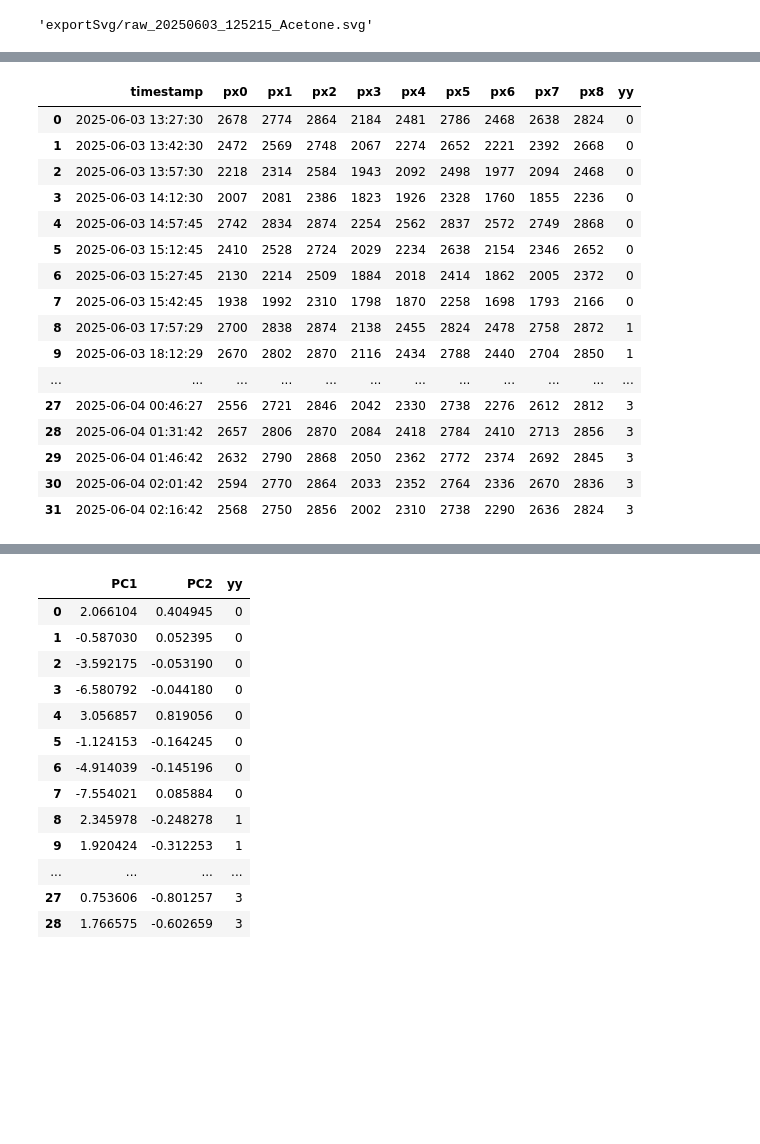
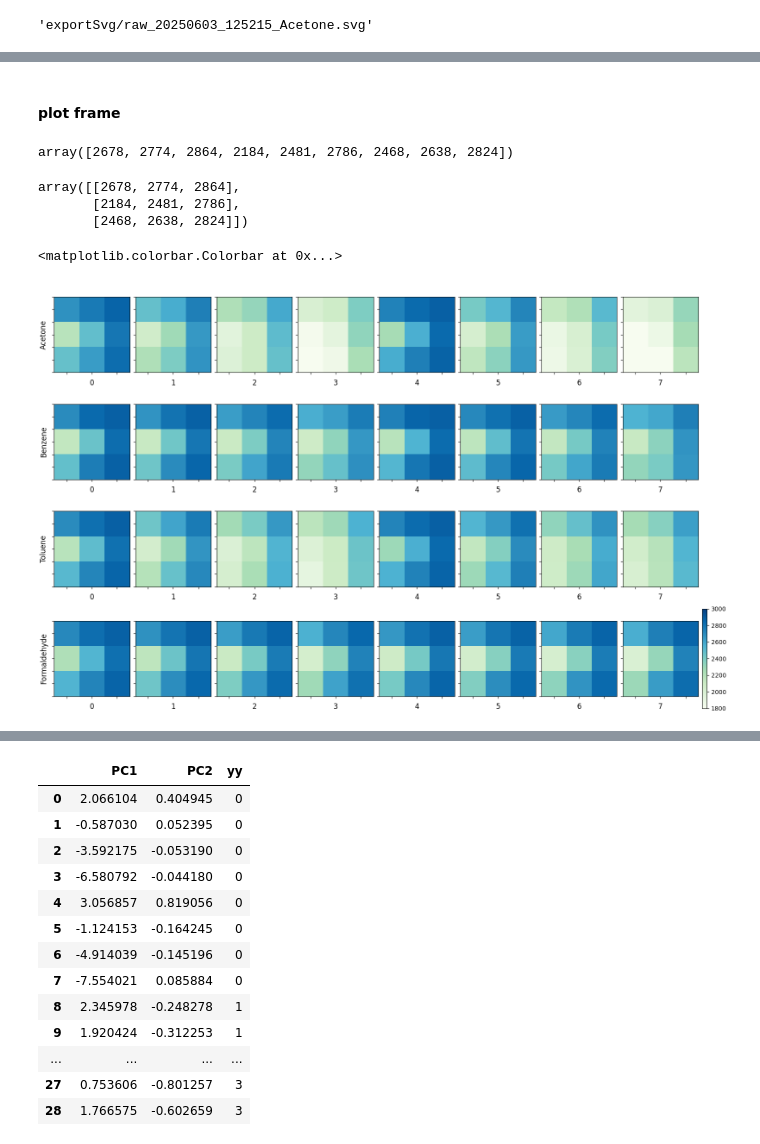
Before and after one commit to Jonathanchan1996/waterpaper, a Jupyter notebook: water3x3_classifi.ipynb, the cells around one changed output, grey strips where cells are left out. Saved outputs shown, nothing was run; the diff lists cells and outputs as text; code cells hidden in the pictures; blank space fills up the shorter version.

```diff
--- a/water3x3_classifi.ipynb
+++ b/water3x3_classifi.ipynb
@@ -249,9 +270,11 @@ for thisTestId, test in enumerate(myTest):
 
     # Add a column to indicate the test ID
     subframe['yy'] = thisTestId
-
+    #print(test.testingSequence)
+    subframe['conc'] = test.testingSequence
     # Append the processed subframe to the list
     all_subframes.append(subframe)
 
 # Concatenate all subframes into a single DataFrame
 key_df = pd.concat(all_subframes, ignore_index=True)
+key_df
@@ -258,20 +299,49 @@ key_df = pd.concat(all_subframes, ignore_index=True)
-# %%
-key_df
-# %% [output]
-|  | timestamp | px0 | px1 | px2 | px3 | px4 | px5 | px6 | px7 | px8 | yy |
-| 0 | 2025-06-03 13:27:30 | 2678 | 2774 | 2864 | 2184 | 2481 | 2786 | 2468 | 2638 | 2824 | 0 |
-| 1 | 2025-06-03 13:42:30 | 2472 | 2569 | 2748 | 2067 | 2274 | 2652 | 2221 | 2392 | 2668 | 0 |
-| 2 | 2025-06-03 13:57:30 | 2218 | 2314 | 2584 | 1943 | 2092 | 2498 | 1977 | 2094 | 2468 | 0 |
-| 3 | 2025-06-03 14:12:30 | 2007 | 2081 | 2386 | 1823 | 1926 | 2328 | 1760 | 1855 | 2236 | 0 |
-| 4 | 2025-06-03 14:57:45 | 2742 | 2834 | 2874 | 2254 | 2562 | 2837 | 2572 | 2749 | 2868 | 0 |
-| 5 | 2025-06-03 15:12:45 | 2410 | 2528 | 2724 | 2029 | 2234 | 2638 | 2154 | 2346 | 2652 | 0 |
-| 6 | 2025-06-03 15:27:45 | 2130 | 2214 | 2509 | 1884 | 2018 | 2414 | 1862 | 2005 | 2372 | 0 |
-| 7 | 2025-06-03 15:42:45 | 1938 | 1992 | 2310 | 1798 | 1870 | 2258 | 1698 | 1793 | 2166 | 0 |
-| 8 | 2025-06-03 17:57:29 | 2700 | 2838 | 2874 | 2138 | 2455 | 2824 | 2478 | 2758 | 2872 | 1 |
-| 9 | 2025-06-03 18:12:29 | 2670 | 2802 | 2870 | 2116 | 2434 | 2788 | 2440 | 2704 | 2850 | 1 |
-| ... | ... | ... | ... | ... | ... | ... | ... | ... | ... | ... | ... |
-| 27 | 2025-06-04 00:46:27 | 2556 | 2721 | 2846 | 2042 | 2330 | 2738 | 2276 | 2612 | 2812 | 3 |
-| 28 | 2025-06-04 01:31:42 | 2657 | 2806 | 2870 | 2084 | 2418 | 2784 | 2410 | 2713 | 2856 | 3 |
-| 29 | 2025-06-04 01:46:42 | 2632 | 2790 | 2868 | 2050 | 2362 | 2772 | 2374 | 2692 | 2845 | 3 |
-| 30 | 2025-06-04 02:01:42 | 2594 | 2770 | 2864 | 2033 | 2352 | 2764 | 2336 | 2670 | 2836 | 3 |
-| 31 | 2025-06-04 02:16:42 | 2568 | 2750 | 2856 | 2002 | 2310 | 2738 | 2290 | 2636 | 2824 | 3 |
+# %% [markdown]
+#### plot frame
+# %%
+key_df.iloc[0][[f'px{i}' for i in range(0, 9)]].to_numpy().astype(np.int64)
+# %% [output]
+array([2678, 2774, 2864, 2184, 2481, 2786, 2468, 2638, 2824])
+# %%
+gasMat = np.reshape(key_df.iloc[0][[f'px{i}' for i in range(0, 9)]].to_numpy().astype(np.int64), (-1,3)).astype(int)
+gasMat
+# %% [output]
+array([[2678, 2774, 2864],
+       [2184, 2481, 2786],
+       [2468, 2638, 2824]])
+# %%
+plt.close('all')
+fig, ax = plt.subplots(
+    ncols=key_df['yy'].value_counts()[0],
+    nrows=key_df['yy'].max() + 1,
+    figsize=(16, 10),
+    constrained_layout=True
+)
+
+# Iterate through rows of the DataFrame and create subplots
+for index, row in key_df.iterrows():
+    thisAx = ax[row['yy'], index % 8]
+    gasMat = np.reshape(
+        row[[f'px{i}' for i in range(0, 9)]].to_numpy().astype(np.int64),
+        (-1, 3)
+    ).astype(int)
+    im = thisAx.imshow(gasMat, cmap='GnBu', vmin=1800, vmax=3000, interpolation='nearest')
+
+    if index % 8 == 0:
+        thisAx.set_ylabel(myTest[row['yy']].liquLabel, fontsize=12)
+    thisAx.set_xlabel(index % 8, fontsize=12)
+
+# Remove tick labels from all subplots
+for rowAx in ax:
+    for thisAx in rowAx:
+        thisAx.set_yticklabels([])
+        thisAx.set_xticklabels([])
+
+# fig.subplots_adjust(right=0.88)
+
+# cbar_ax = fig.add_axes([0.9, 0.15, 0.02, 0.7])  # Position for the color bar
+# fig.colorbar(im, cax=cbar_ax)  # Use the last `imshow` reference for the colorbar
+fig.colorbar(im)
+# %% [output]
+<matplotlib.colorbar.Colorbar at 0x...>
+[figure, added]
```
Also changed, not shown: parts of 14 cells of this notebook.
